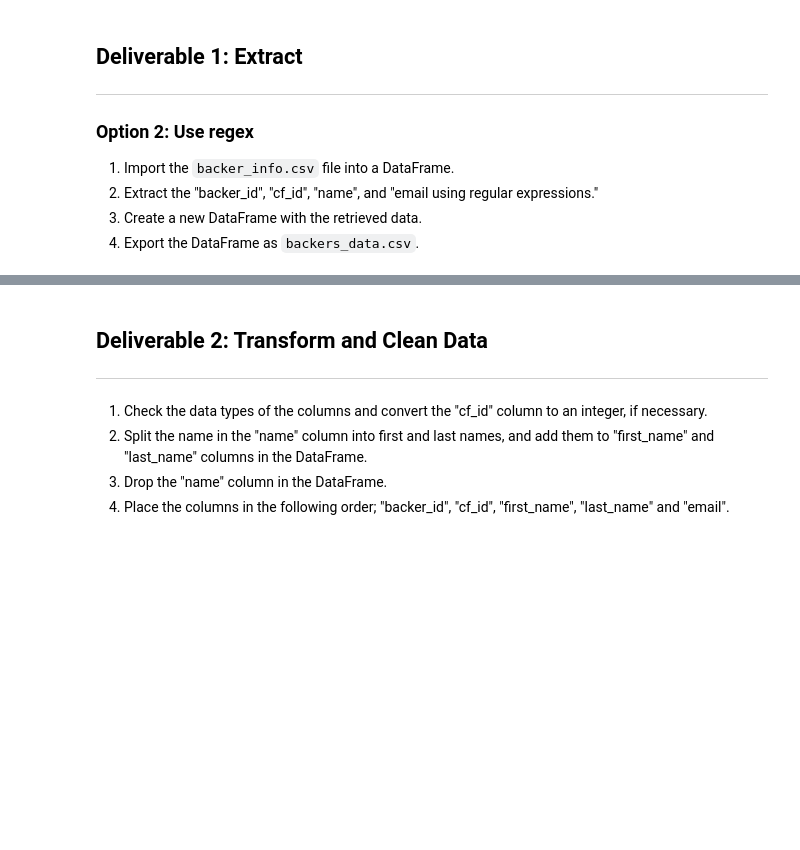
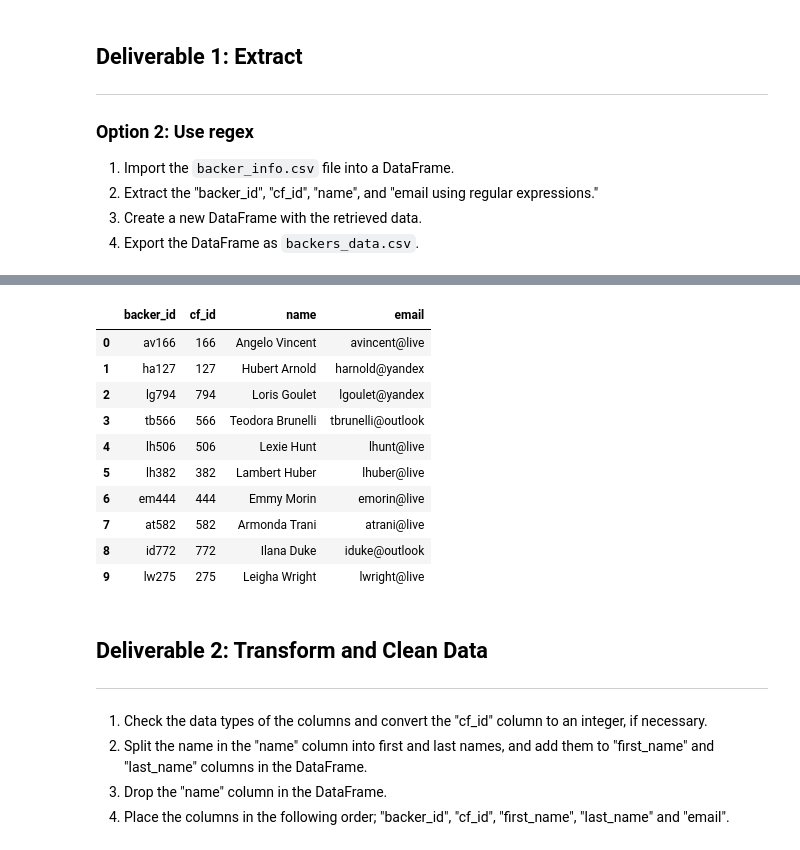
Before and after one commit to MiguelFids/Crowdfunding-ETL-Challenge, a Jupyter notebook: Extract-Transform_starter_code.ipynb, the cells around one changed output, grey strips where cells are left out. Saved outputs shown, nothing was run; the diff lists cells and outputs as text; code cells hidden in the pictures; blank space fills up the shorter version.

```diff
--- a/Extract-Transform_starter_code.ipynb
+++ b/Extract-Transform_starter_code.ipynb
@@ -103,4 +156,20 @@ email = ''.join(re.findall(r'\w+@\w+.\w+',backer_list[0]))
 # %%
 # Create a new DataFrame with the appropriate columns.
+
+# see above
+
+backers_df_opt2.head(10)
+# %% [output]
+|  | backer_id | cf_id | name | email |
+| 0 | av166 | 166 | Angelo Vincent | avincent@live |
+| 1 | ha127 | 127 | Hubert Arnold | harnold@yandex |
+| 2 | lg794 | 794 | Loris Goulet | lgoulet@yandex |
+| 3 | tb566 | 566 | Teodora Brunelli | tbrunelli@outlook |
+| 4 | lh506 | 506 | Lexie Hunt | lhunt@live |
+| 5 | lh382 | 382 | Lambert Huber | lhuber@live |
+| 6 | em444 | 444 | Emmy Morin | emorin@live |
+| 7 | at582 | 582 | Armonda Trani | atrani@live |
+| 8 | id772 | 772 | Ilana Duke | iduke@outlook |
+| 9 | lw275 | 275 | Leigha Wright | lwright@live |
 # %%
 # Export the DataFrame as a CSV file using encoding='utf8'.
```
Also changed, not shown: parts of 7 cells of this notebook, 1 other file.
